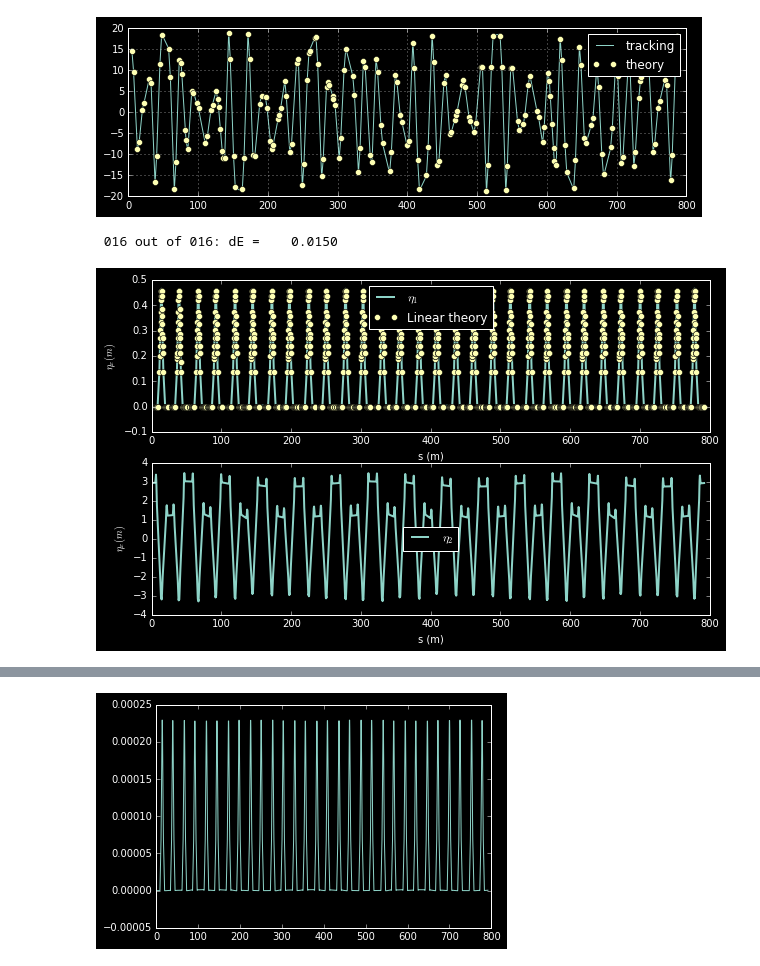
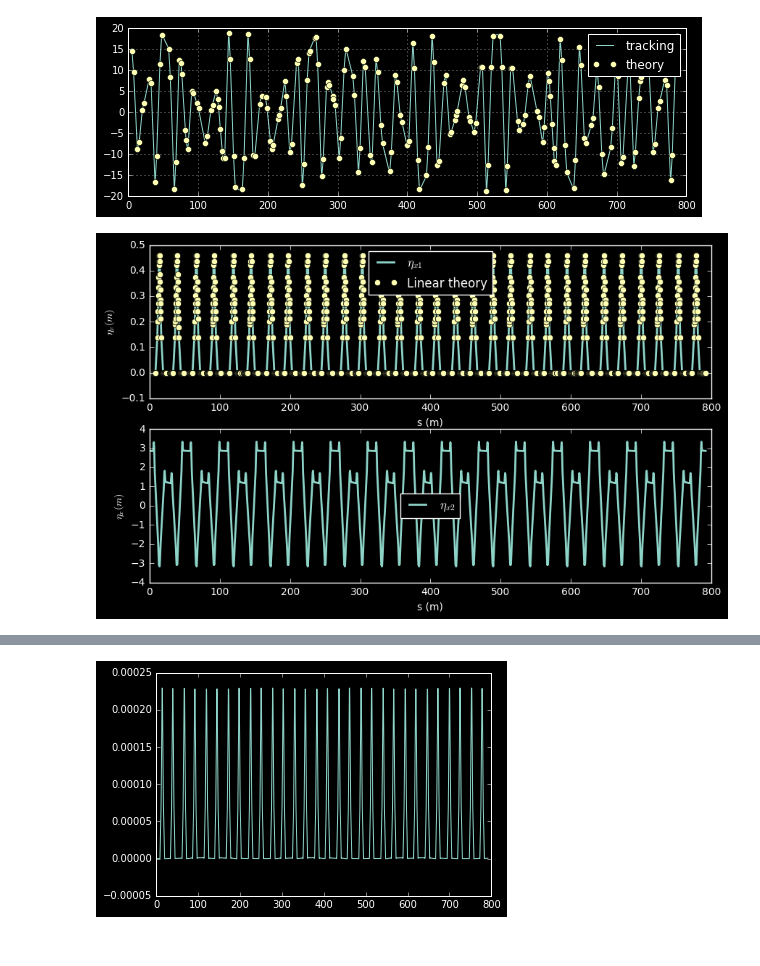
Before and after one commit to mpyliyj/pylatt_git, a Jupyter notebook: pylatt_examples.ipynb, the cells around one changed output, grey strips where cells are left out. Saved outputs shown, nothing was run; the diff lists cells and outputs as text; code cells hidden in the pictures.

```diff
--- a/pylatt_examples.ipynb
+++ b/pylatt_examples.ipynb
@@ -557,7 +561,6 @@ plt.show()
 closed orbit found after 23 iterations
 [figure]
 # %%
-aring.getDispersionWithTracking(dE=np.linspace(-1.5e-2,1.5e-2,16),deg=3,verbose=1,figsize=(10,6))
+aring.dispersionTrack(dE=np.linspace(-1.5e-2,1.5e-2,16),deg=3,mp=1,verbose=1,figsize=(10,6))
 # %% [output]
- 016 out of 016: dE =    0.0150
-[figure, old version]
+[figure, new version]
```
Also changed, not shown: parts of 11 cells of this notebook, 2 other files.
